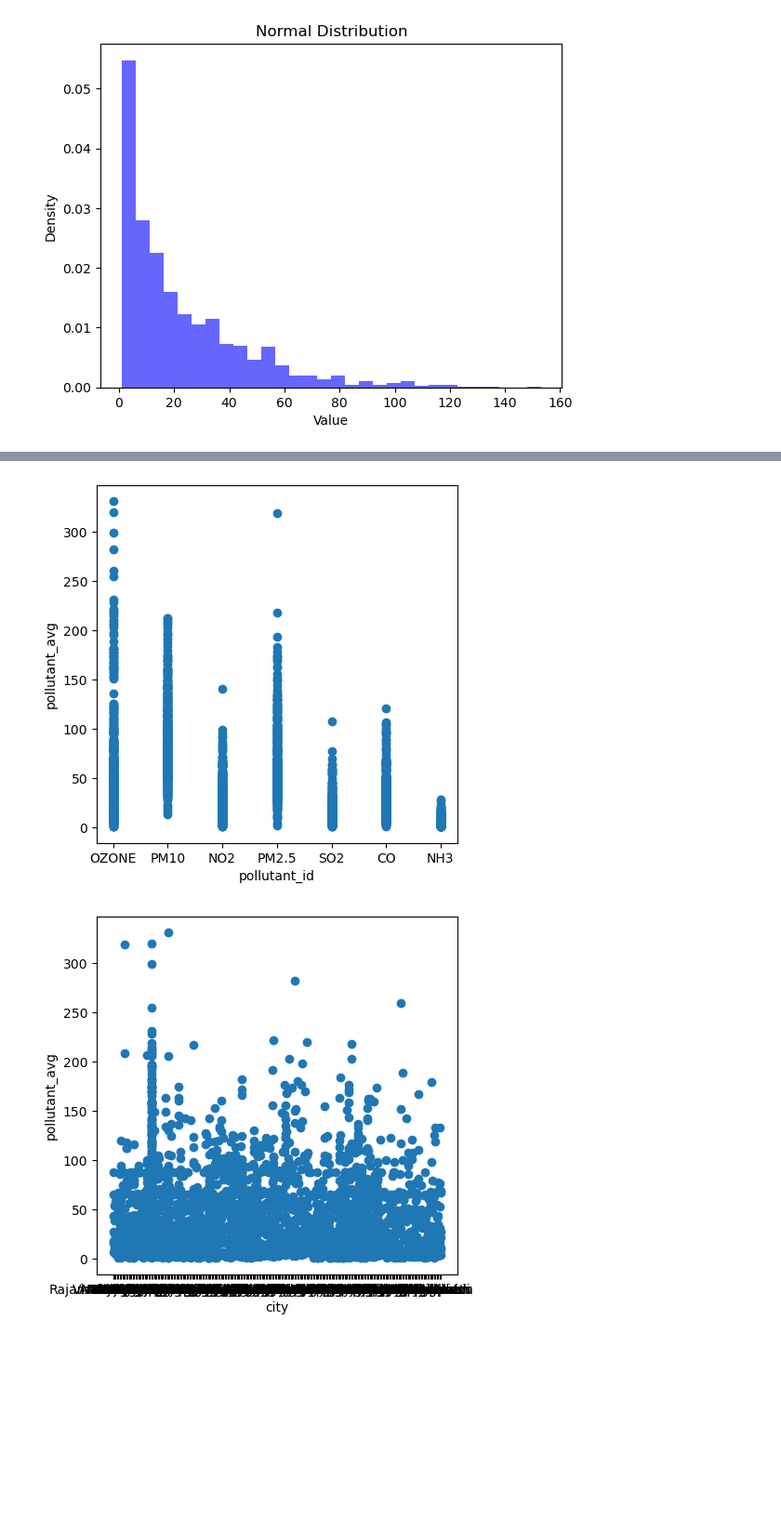
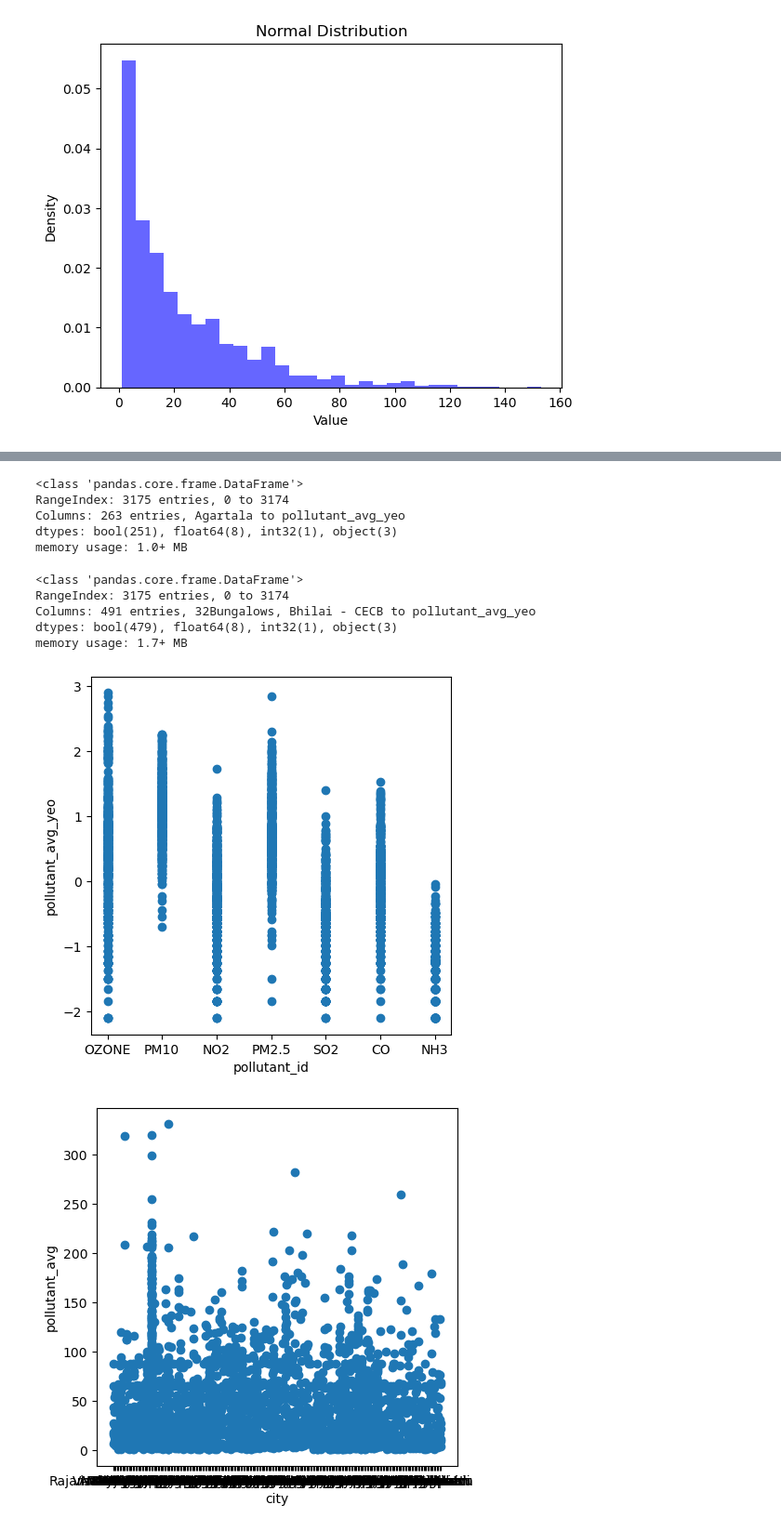
Before and after one commit to Nzx03/EDA-portfolio, a Jupyter notebook: eda.ipynb, the cells around one changed output, grey strips where cells are left out. Shown at 93% size. Saved outputs shown, nothing was run; the diff lists cells and outputs as text; code cells hidden in the pictures; blank space fills up the shorter version.

```diff
--- a/eda.ipynb
+++ b/eda.ipynb
@@ -471,0 +519,4 @@ plt.show()
+# %%
+from sklearn.preprocessing import PowerTransformer
+pt = PowerTransformer(method='yeo-johnson')
+df_imputed['pollutant_min_yeo'] = pt.fit_transform(df_imputed[['pollutant_min']])
@@ -471,0 +532,9 @@ plt.show()
+# %%
+pt = PowerTransformer(method='yeo-johnson')
+df_imputed['pollutant_max_yeo'] = pt.fit_transform(df_imputed[['pollutant_max']])
+plt.subplot(1, 2, 2)
+sns.histplot(df_imputed['pollutant_max_yeo'], kde=True, bins=30, color='salmon')
+plt.title('Yeo Johnson Transformed Data Distribution')
+
+plt.tight_layout()
+plt.show()
@@ -471,0 +543,9 @@ plt.show()
+# %%
+pt = PowerTransformer(method='yeo-johnson')
+df_imputed['pollutant_avg_yeo'] = pt.fit_transform(df_imputed[['pollutant_avg']])
+plt.subplot(1, 2, 2)
+sns.histplot(df_imputed['pollutant_avg_yeo'], kde=True, bins=30, color='salmon')
+plt.title('Yeo Johnson Transformed Data Distribution')
+
+plt.tight_layout()
+plt.show()
@@ -471,0 +613,8 @@ plt.show()
+# %%
+datas.info()
+# %% [output]
+<class 'pandas.core.frame.DataFrame'>
+RangeIndex: 3175 entries, 0 to 3174
+Columns: 263 entries, Agartala to pollutant_avg_yeo
+dtypes: bool(251), float64(8), int32(1), object(3)
+memory usage: 1.0+ MB
@@ -471,0 +625,8 @@ plt.show()
+# %%
+datas.info()
+# %% [output]
+<class 'pandas.core.frame.DataFrame'>
+RangeIndex: 3175 entries, 0 to 3174
+Columns: 491 entries, 32Bungalows, Bhilai - CECB to pollutant_avg_yeo
+dtypes: bool(479), float64(8), int32(1), object(3)
+memory usage: 1.7+ MB
@@ -472,11 +637,11 @@ plt.show()
 # %%
 plt.figure(figsize=(5,5))
-plt.scatter(x='pollutant_id',y='pollutant_avg',data=df_imputed)
+plt.scatter(df_imputed["pollutant_id"],df_imputed["pollutant_avg_yeo"])
 plt.xlabel('pollutant_id')
-plt.ylabel('pollutant_avg')
+plt.ylabel('pollutant_avg_yeo')
 plt.show()
 # %% [output]
-[figure, old version]
+[figure, new version]
 # %%
 plt.figure(figsize=(5,5))
 plt.scatter(x='city',y='pollutant_avg',data=df_imputed)
```
Also changed, not shown: parts of 21 cells of this notebook.
